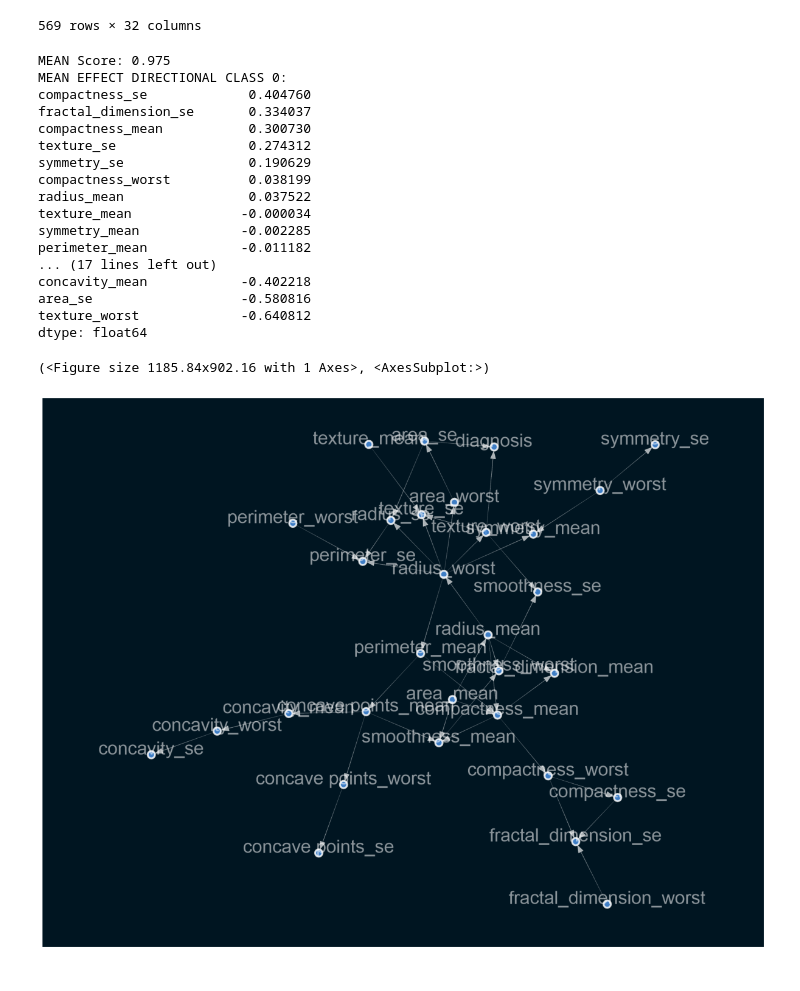
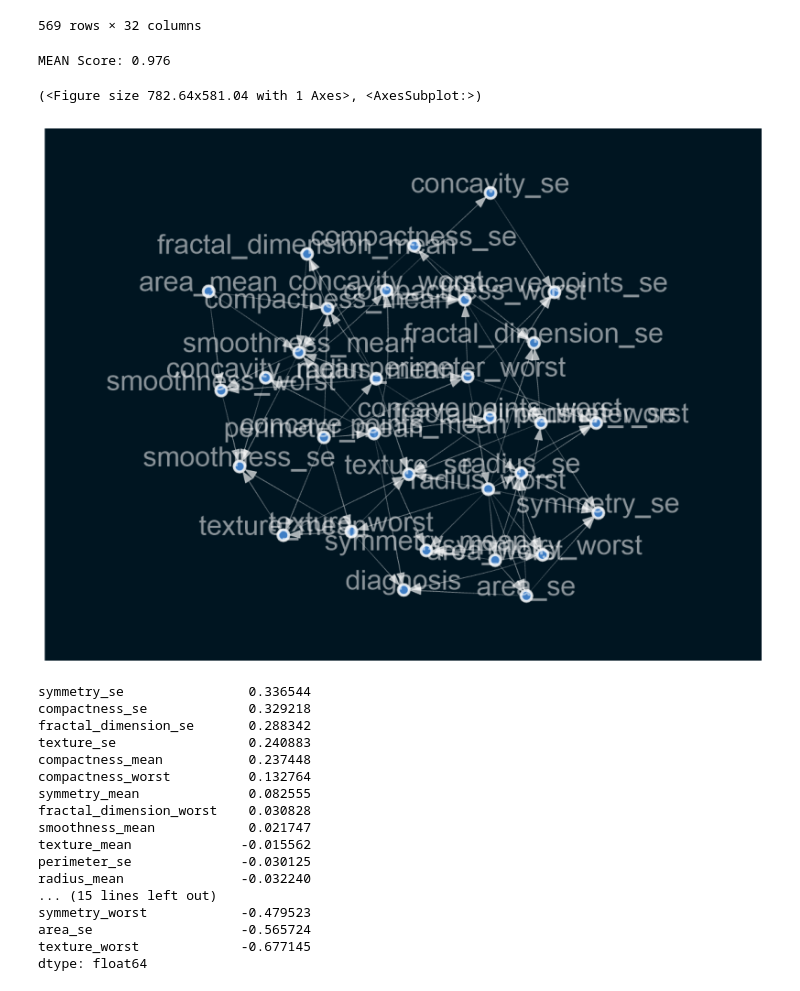
Before and after one commit to nahomfix/causal-inference, a Jupyter notebook: notebooks/causal_inference.ipynb, the cells around one changed output. Drawn from its saved outputs; the diff is of its cells as text; code cells hidden in the pictures.

```diff
--- a/notebooks/causal_inference.ipynb
+++ b/notebooks/causal_inference.ipynb
@@ -53,43 +50,22 @@ X_train, X_test, y_train, y_test = train_test_split(X, y,test_size=0.2, random_s
 # %%
-X_train = standard_scaler.fit_transform(X_train)
-X_test = standard_scaler.transform(X_test)
+# X_train = standard_scaler.fit_transform(X_train)
+# X_test = standard_scaler.transform(X_test)
 # %%
 clf = DAGClassifier(
     alpha=0.1,
     beta=0.9,
     hidden_layer_units=[5],
     fit_intercept=True,
     standardize=True
 )
 
-scores = cross_val_score(clf, X, y, cv=KFold(shuffle=True, random_state=42))
+scores = cross_val_score(clf, X_train, y_train, cv=KFold(shuffle=True, random_state=42))
 print(f'MEAN Score: {np.mean(scores).mean():.3f}')
 
-clf.fit(X, y)
+clf.fit(X_train, y_train)
 
-for i in range(clf.coef_.shape[0]):
-    print(f"MEAN EFFECT DIRECTIONAL CLASS {i}:")
-    print(pd.Series(clf.coef_[i, :], index=X.columns.tolist()).sort_values(ascending=False))
-
-ground_truth = clf.coef_[i, :]
 clf.plot_dag(True)
 # %% [output]
-MEAN Score: 0.975
-MEAN EFFECT DIRECTIONAL CLASS 0:
-compactness_se             0.404760
-fractal_dimension_se       0.334037
-compactness_mean           0.300730
-texture_se                 0.274312
-symmetry_se                0.190629
-compactness_worst          0.038199
-radius_mean                0.037522
-texture_mean              -0.000034
-symmetry_mean             -0.002285
-perimeter_mean            -0.011182
-... (17 lines left out)
-concavity_mean            -0.402218
-area_se                   -0.580816
-texture_worst             -0.640812
-dtype: float64
+MEAN Score: 0.976
-(<Figure size 1185.84x902.16 with 1 Axes>, <AxesSubplot:>)
+(<Figure size 782.64x581.04 with 1 Axes>, <AxesSubplot:>)
-[figure, old version]
+[figure, new version]
@@ -105,0 +72,20 @@ features = [
+# %%
+pd.Series(clf.coef_[0], index=X_train.columns.tolist()).sort_values(ascending=False)
+# %% [output]
+symmetry_se                0.336544
+compactness_se             0.329218
+fractal_dimension_se       0.288342
+texture_se                 0.240883
+compactness_mean           0.237448
+compactness_worst          0.132764
+symmetry_mean              0.082555
+fractal_dimension_worst    0.030828
+smoothness_mean            0.021747
+texture_mean              -0.015562
+perimeter_se              -0.030125
+radius_mean               -0.032240
+... (15 lines left out)
+symmetry_worst            -0.479523
+area_se                   -0.565724
+texture_worst             -0.677145
+dtype: float64
```
Also changed, not shown: parts of 29 cells of this notebook, 31 other files.
